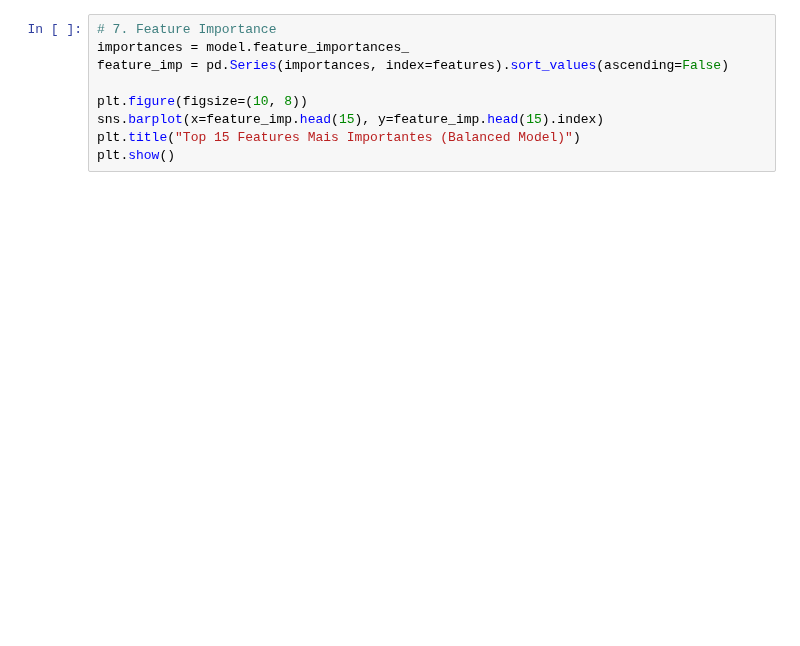
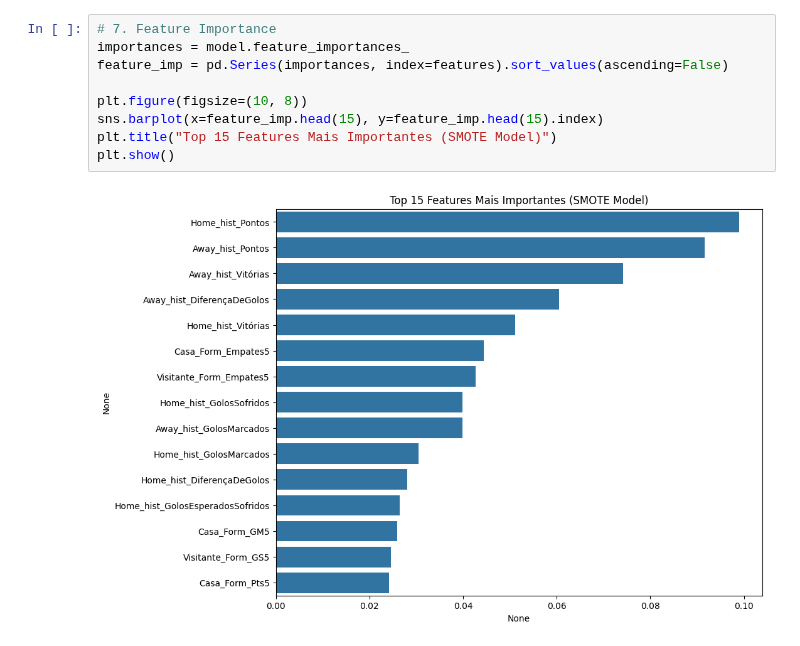
Before and after one commit to Didass7/PrimeiraLiga-ModelPredicter, a Jupyter notebook: Notebooks/Modelacao_XGBoost_Balanced.ipynb, the cells around one changed output. Drawn from its saved outputs; the diff is of its cells as text; blank space fills up the shorter version.

```diff
--- a/Notebooks/Modelacao_XGBoost_Balanced.ipynb
+++ b/Notebooks/Modelacao_XGBoost_Balanced.ipynb
@@ -102,9 +121,11 @@ plt.show()
 # %%
 # 7. Feature Importance
 importances = model.feature_importances_
 feature_imp = pd.Series(importances, index=features).sort_values(ascending=False)
 
 plt.figure(figsize=(10, 8))
 sns.barplot(x=feature_imp.head(15), y=feature_imp.head(15).index)
-plt.title("Top 15 Features Mais Importantes (Balanced Model)")
+plt.title("Top 15 Features Mais Importantes (SMOTE Model)")
 plt.show()
+# %% [output]
+[figure, added]
```
Also changed, not shown: parts of 6 cells of this notebook, 7 other files.
